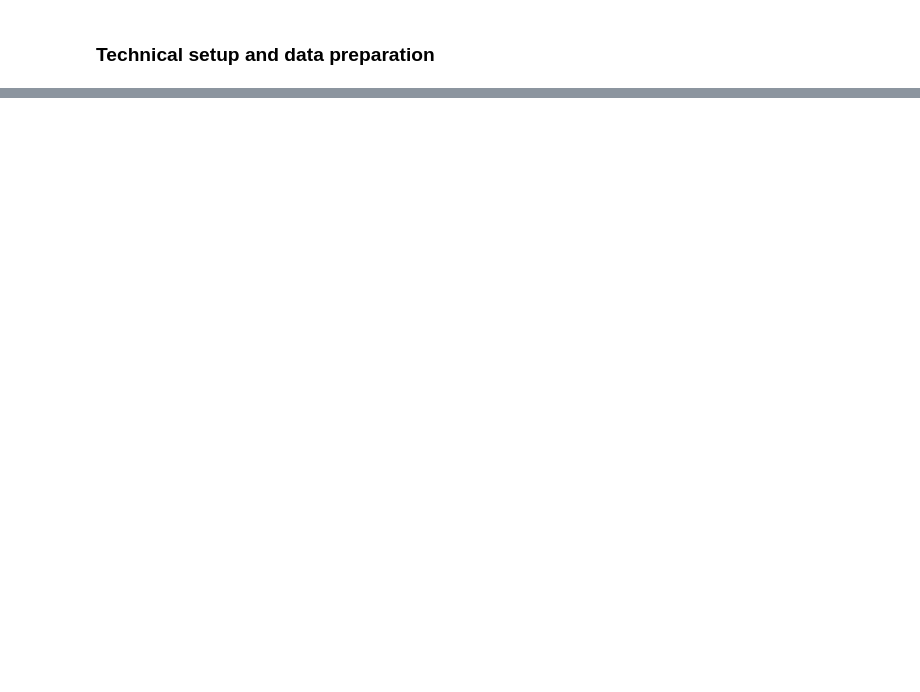
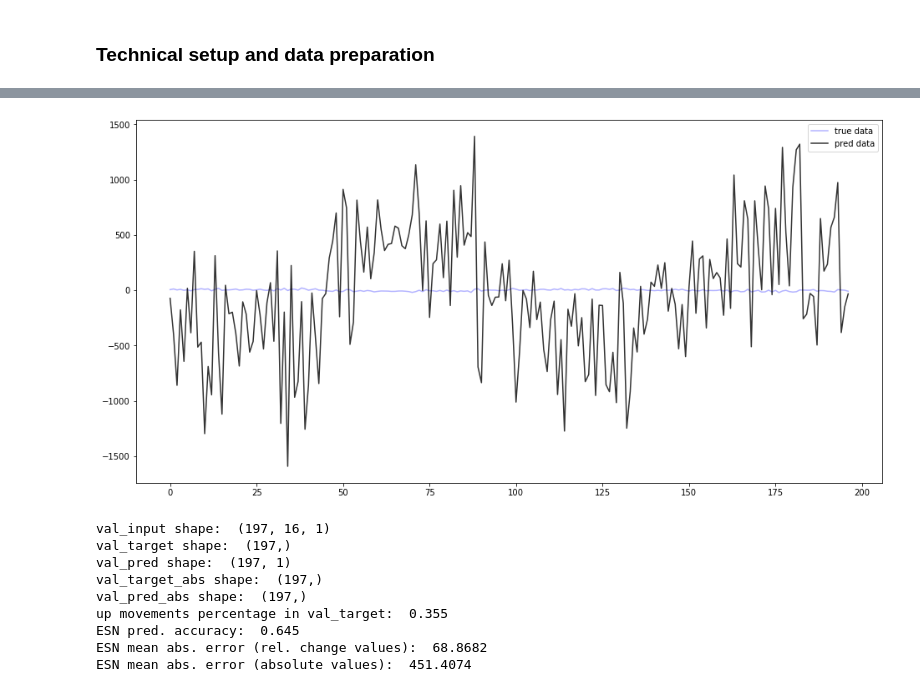
Before and after one commit to MarcoLandtHayen/EchoStateNetworks, a Jupyter notebook: notebooks/ESN_exp02.ipynb, the cells around one changed output, grey strips where cells are left out. Saved outputs shown, nothing was run; the diff lists cells and outputs as text; code cells hidden in the pictures; blank space fills up the shorter version.

```diff
--- a/notebooks/ESN_exp02.ipynb
+++ b/notebooks/ESN_exp02.ipynb
@@ -176,0 +312,25 @@ plt.show()
+# %%
+### Preparing CNN/LSTM model setup
+
+# number of input features
+num_channels = 1
+
+# input dimensions
+input_shape = (np.shape(train_input)[1], num_channels)
+num_inputs = train_input.shape[1] * num_channels
+num_outputs = 1
+
+# further parameters: weight/bias initialization
+weight_init = tfi.glorot_uniform() # tfi.RandomUniform(minval=-0.05, maxval=0.05, seed=None)  tfi.RandomNormal()
+bias_init = tfi.Zeros()
+
+# further parameters: regularization
+kernel_reg_CNN=tfr.l1_l2(l1=0, l2=0) # (l1=1e-5, l2=1e-4)
+bias_reg_CNN=tfr.l2(0) # l2(1e-4)
+kernel_reg_LSTM=tfr.l1_l2(l1=0, l2=0) # (l1=1e-5, l2=1e-4)
+bias_reg_LSTM=tfr.l2(0) # l2(1e-4)
+kernel_reg_Dense=tfr.l1_l2(l1=0, l2=0) # (l1=1e-5, l2=1e-4)
+bias_reg_Dense=tfr.l2(0) # l2(1e-4)
+
+# batch size
+batch_size = 20
@@ -176,0 +397,21 @@ plt.show()
+# %%
+# Get prediction on validation data and evaluation metrics
+val_target_abs, val_pred_abs, accuracy, mae_rel_chg, mae_abs = predCNNLSTM(val_input, val_target,
+                                                                              model,
+                                                                              target_length=target_length,
+                                                                              scaled_YN=scaled_YN,
+                                                                              train_min=train_min,
+                                                                              train_max=train_max,
+                                                                              abs_base=1.0,
+                                                                              verbose=verbose)
+# %% [output]
+[figure, added]
+val_input shape:  (197, 16, 1)
+val_target shape:  (197,)
+val_pred shape:  (197, 1)
+val_target_abs shape:  (197,)
+val_pred_abs shape:  (197,)
+up movements percentage in val_target:  0.355
+ESN pred. accuracy:  0.645
+ESN mean abs. error (rel. change values):  68.8682
+ESN mean abs. error (absolute values):  451.4074
```
Also changed, not shown: parts of 19 cells of this notebook, 1 other file.
